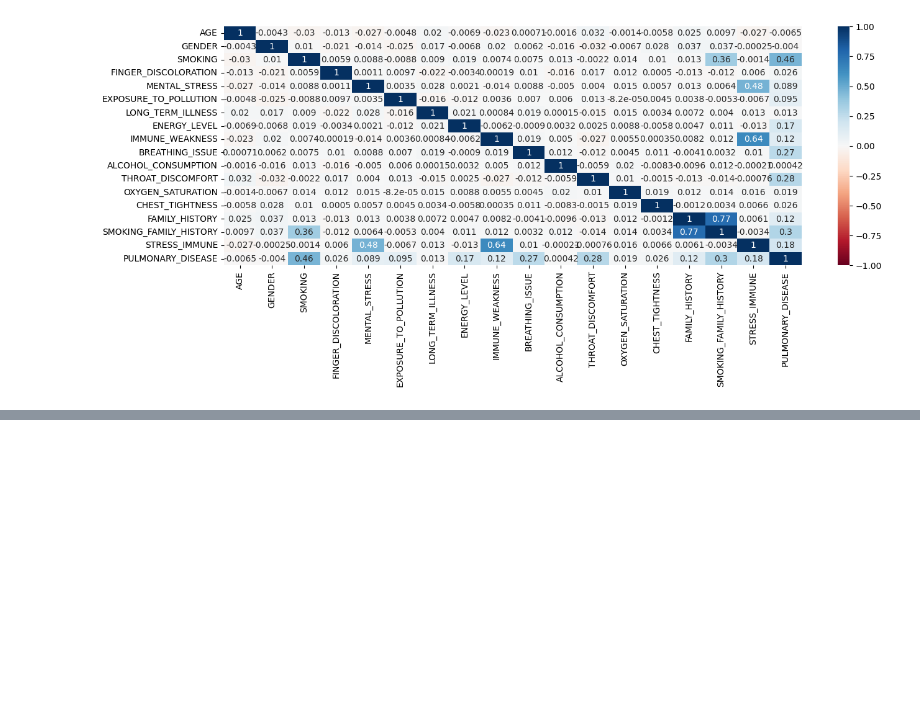
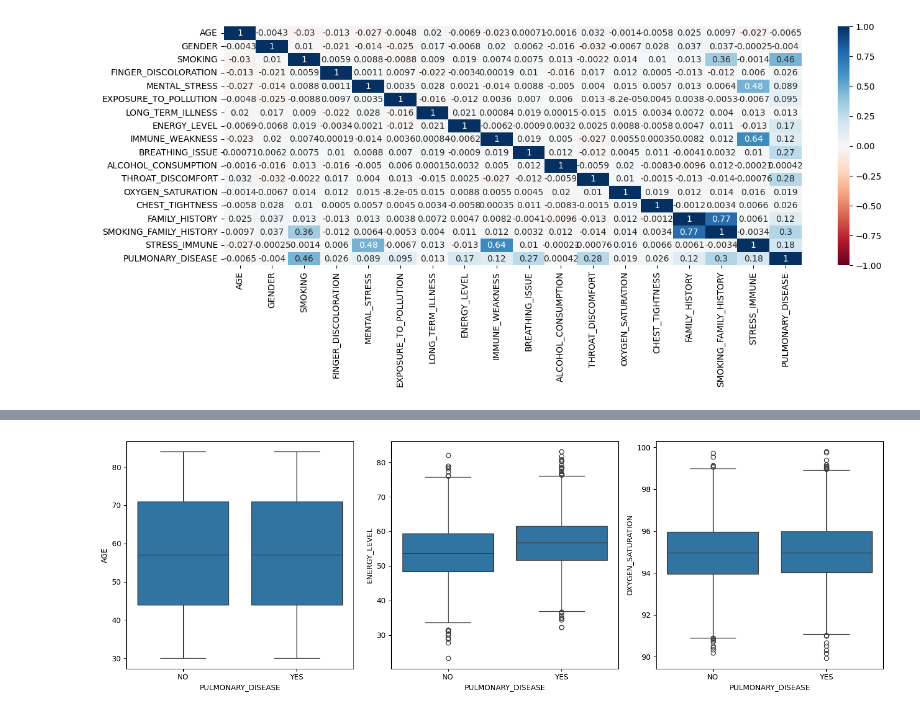
Before and after one commit to chieri7/Machine-Learning-Final-Code, a Jupyter notebook: Machine_Learning_Final_Code.ipynb, the cells around one changed output, grey strips where cells are left out. Drawn from its saved outputs; the diff is of its cells as text; code cells hidden in the pictures; blank space fills up the shorter version.

```diff
--- a/Machine_Learning_Final_Code.ipynb
+++ b/Machine_Learning_Final_Code.ipynb
@@ -116,0 +133,11 @@ sns.heatmap(v.corr(), annot=True, cmap="RdBu",vmin=-1,)
+# %%
+fig, axes = plt.subplots(1, 3, figsize=(15, 5))
+sns.boxplot(y= df['AGE'],x =df['PULMONARY_DISEASE'],showfliers=True,ax=axes[0])
+
+sns.boxplot(y= df['ENERGY_LEVEL'],x =df['PULMONARY_DISEASE'],showfliers=True,ax=axes[1])
+
+sns.boxplot(y= df['OXYGEN_SATURATION'],x =df['PULMONARY_DISEASE'],showfliers=True,ax=axes[2])
+plt.tight_layout()
+plt.show()
+# %% [output]
+[figure, added]
```
Also changed, not shown: parts of 17 cells of this notebook.
